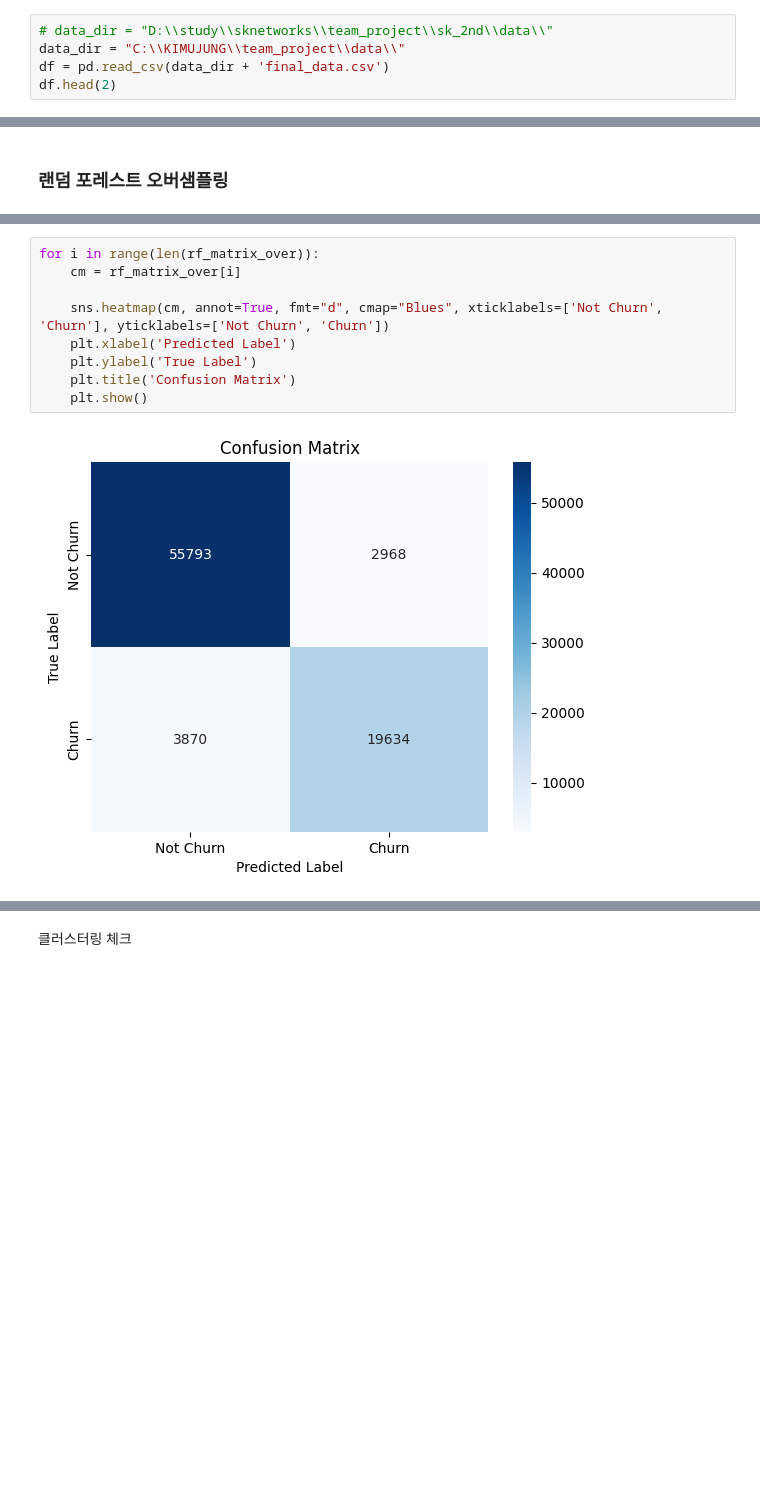
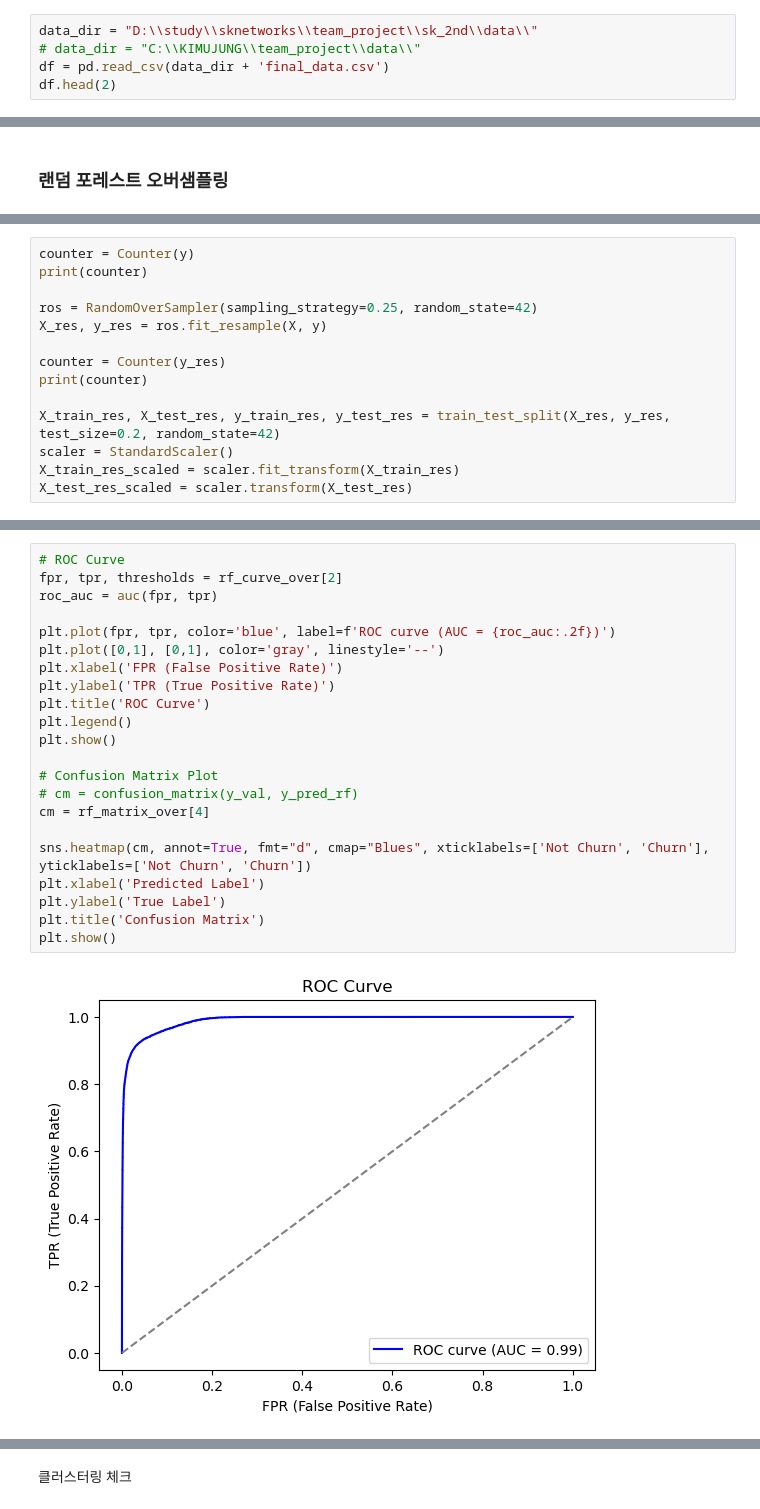
Before and after one commit to SKNETWORKS-FAMILY-AICAMP/SKN09-2nd-2Team, a Jupyter notebook: final_model.ipynb, the cells around one changed output, grey strips where cells are left out. Cells and saved outputs as stored; diff of their text form; blank space fills up the shorter version.

```diff
--- a/final_model.ipynb
+++ b/final_model.ipynb
@@ -23,8 +23,8 @@ warnings.filterwarnings("ignore")
 # %% [markdown]
 ##### 데이터 로드
 # %%
-# data_dir = "D:\\study\\sknetworks\\team_project\\sk_2nd\\data\\"
-data_dir = "C:\\KIMUJUNG\\team_project\\data\\"
+data_dir = "D:\\study\\sknetworks\\team_project\\sk_2nd\\data\\"
+# data_dir = "C:\\KIMUJUNG\\team_project\\data\\"
 df = pd.read_csv(data_dir + 'final_data.csv')
 df.head(2)
 # %% [output]
@@ -377,0 +382,14 @@ plt.show()
+# %%
+counter = Counter(y)
+print(counter)
+
+ros = RandomOverSampler(sampling_strategy=0.25, random_state=42)
+X_res, y_res = ros.fit_resample(X, y)
+
+counter = Counter(y_res)
+print(counter)
+
+X_train_res, X_test_res, y_train_res, y_test_res = train_test_split(X_res, y_res, test_size=0.2, random_state=42)
+scaler = StandardScaler()
+X_train_res_scaled = scaler.fit_transform(X_train_res)
+X_test_res_scaled = scaler.transform(X_test_res)
@@ -413,11 +524,24 @@ rf_accuracy_over[0],rf_precision_over[0],rf_recall_over[0]
 # %%
-for i in range(len(rf_matrix_over)):
-    cm = rf_matrix_over[i]
+# ROC Curve
+fpr, tpr, thresholds = rf_curve_over[2]
+roc_auc = auc(fpr, tpr)
 
-    sns.heatmap(cm, annot=True, fmt="d", cmap="Blues", xticklabels=['Not Churn', 'Churn'], yticklabels=['Not Churn', 'Churn'])
-    plt.xlabel('Predicted Label')
-    plt.ylabel('True Label')
-    plt.title('Confusion Matrix')
-    plt.show()
+plt.plot(fpr, tpr, color='blue', label=f'ROC curve (AUC = {roc_auc:.2f})')
+plt.plot([0,1], [0,1], color='gray', linestyle='--')
+plt.xlabel('FPR (False Positive Rate)')
+plt.ylabel('TPR (True Positive Rate)')
+plt.title('ROC Curve')
+plt.legend()
+plt.show()
+
+# Confusion Matrix Plot
+# cm = confusion_matrix(y_val, y_pred_rf)
+cm = rf_matrix_over[4]
+
+sns.heatmap(cm, annot=True, fmt="d", cmap="Blues", xticklabels=['Not Churn', 'Churn'], yticklabels=['Not Churn', 'Churn'])
+plt.xlabel('Predicted Label')
+plt.ylabel('True Label')
+plt.title('Confusion Matrix')
+plt.show()
 # %% [output]
-[figure, old version]
+[figure, new version]
```
Also changed, not shown: parts of 11 cells of this notebook, 1 other file.
